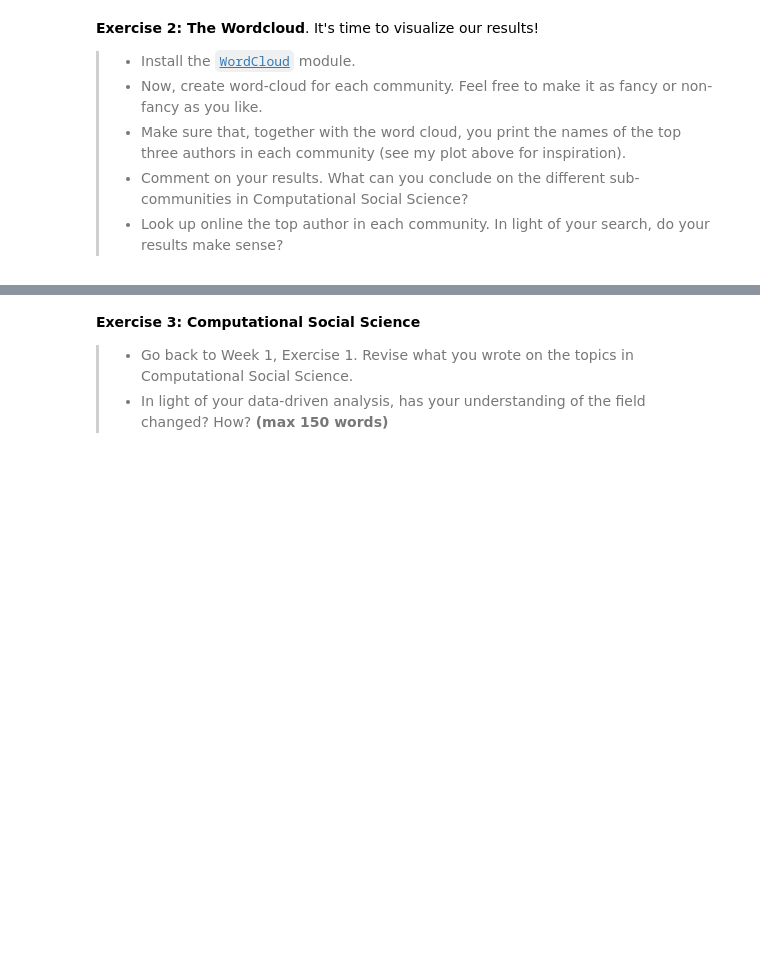
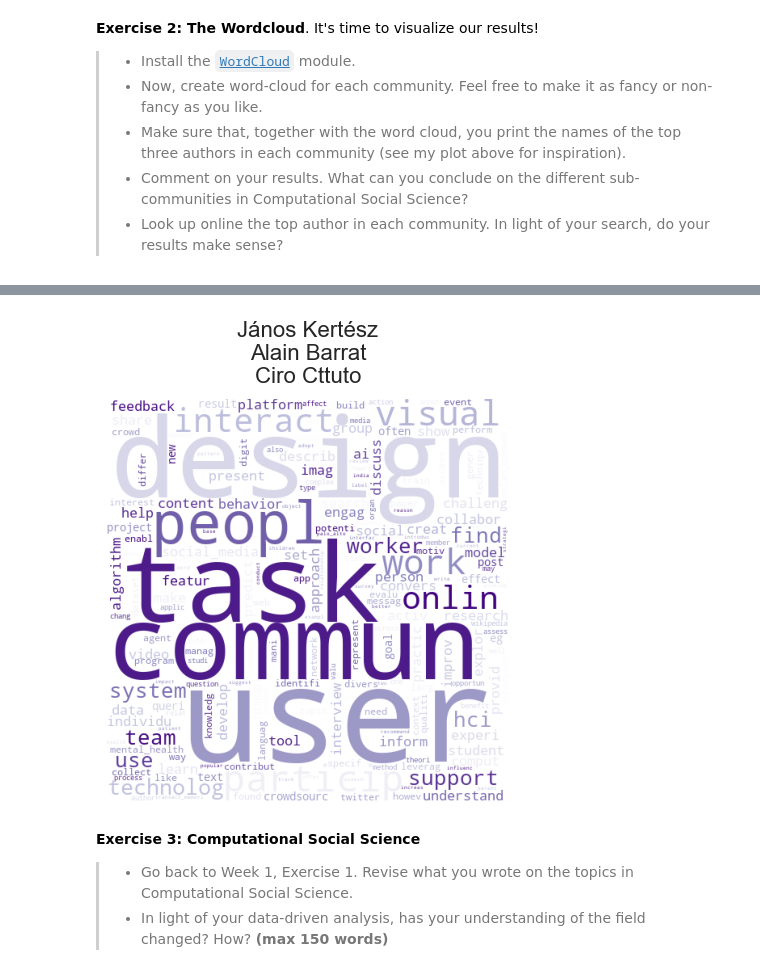
Before and after one commit to josephnguyen0413/02467_Assignment2, a Jupyter notebook: Assignment2.ipynb, the cells around one changed output, grey strips where cells are left out. Cells and saved outputs as stored; diff of their text form; code cells hidden in the pictures; blank space fills up the shorter version.

```diff
--- a/Assignment2.ipynb
+++ b/Assignment2.ipynb
@@ -627,8 +627,8 @@ top5_per_community = {
   for comm, tf_dict in tf.items()
 }
 
-for comm, terms in top5_per_community.items():
-    print(f"{comm}:")
+for community, terms in top5_per_community.items():
+    print(f"{community}:")
     for term, score in terms:
         print(f"  {term}: {score}")
 # %% [output]
@@ -705,16 +704,31 @@ def calculate_tf_idf(tf, idf):
         tf_idf[word] = val * idf[word]
     return tf_idf
 
-tf_idf = {}
+top_9_tf = {}
+top_9_tf_idf = {}
 
 for _, row in top9.iterrows():
     tf = calculate_tf(row["tokens"])
-    tf_idf[row["community"]] = calculate_tf_idf(tf, idf)
+    tf_idf = calculate_tf_idf(tf, idf)
+    top_9_tf[row["community"]] = tf
+    top_9_tf_idf[row["community"]] = tf_idf
 
-top10_tf_idf_per_community = {
-  comm: nlargest(10, tfidf.items(), key=lambda x: x[1])
-  for comm, tfidf in tf_idf.items()
+top9_tf_per_community = {
+  comm: nlargest(9, tf.items(), key=lambda x: x[1])
+  for comm, tf in top_9_tf.items()
 }
 
-top10_tf_idf_per_community
+top9_tf_idf_per_community = {
+  comm: nlargest(9, tfidf.items(), key=lambda x: x[1])
+  for comm, tfidf in top_9_tf_idf.items()
+}
+
+top9_top3_authors = {comm: author_data.loc[author_data['community'] == comm].sort_values("degree", ascending=False).head(3)["author"]
+                     for comm in top9_tf_per_community.keys()}
+
+for community in top9_tf_per_community:
+    print(f"Community: {community}:")
+    print("\tTop TF:\t\t", ", ".join([term for term, _ in top9_tf_per_community[community]]))
+    print("\tTop TF-IDF:\t", ", ".join([term for term, _ in top9_tf_idf_per_community[community]]))
+    print("\tTop authors:\t", ", ".join(top9_top3_authors[community]))
 # %% [output]
@@ -747,3 +773,17 @@ top10_tf_idf_per_community
+# %%
+def plot_word_cloud(community, word_freq):
+    cloud = WordCloud(background_color='white', height = 500, width = 500, colormap="Purples")
+    cloud.generate_from_frequencies(word_freq[community])
+    authors = "\n".join(top9_top3_authors[community])
+    plt.text(250, -20, "János Kertész\nAlain Barrat\nCiro Cttuto", fontsize=16, ha='center')
+    plt.imshow(cloud)
+    plt.axis('off')
+    plt.tight_layout(pad=0)
+    plt.show()
+
+plot_word_cloud(15, top_9_tf_idf)
+# %% [output]
+[figure, added]
 # %% [markdown]
 __Exercise 3: Computational Social Science__
 
```
Also changed, not shown: parts of 6 cells of this notebook.
